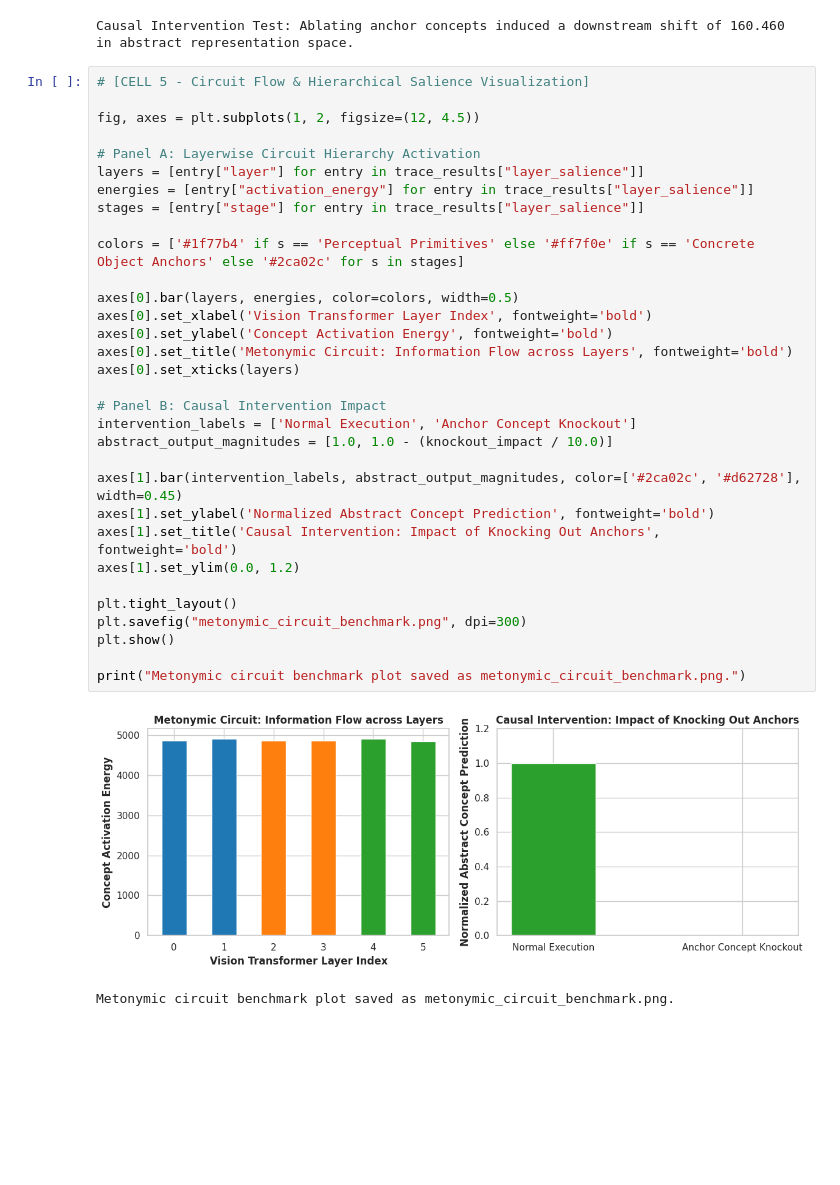
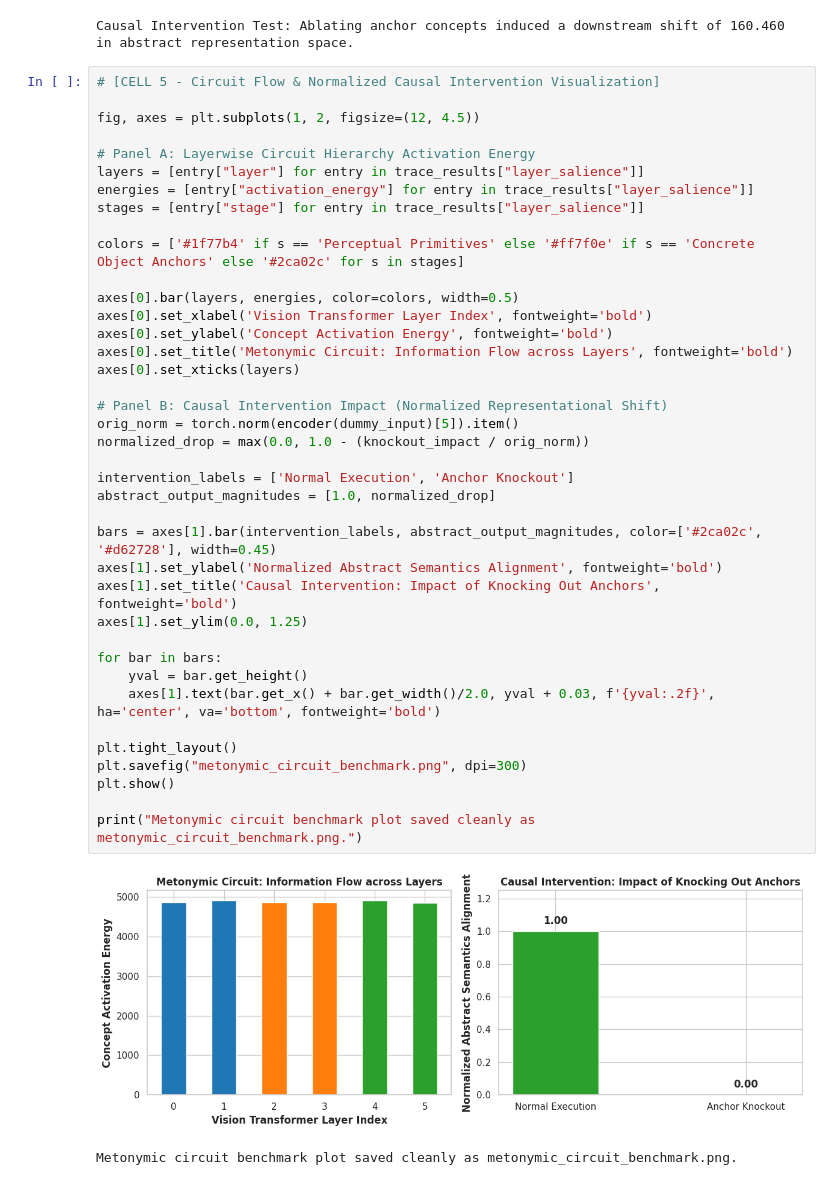
Before and after one commit to Dani2003/paper-implementations, a Jupyter notebook: metonymic_circuits_vit_probe.ipynb, the cells around one changed output. Cells and saved outputs as stored; diff of their text form; blank space fills up the shorter version.

Commit message:
version_2 with visualization.

```diff
--- a/metonymic_circuits_vit_probe.ipynb
+++ b/metonymic_circuits_vit_probe.ipynb
@@ -161,37 +161,44 @@ print(f"\nCausal Intervention Test: Ablating anchor concepts induced a downstrea
 # %% [output]
 Causal Intervention Test: Ablating anchor concepts induced a downstream shift of 160.460 in abstract representation space.
 # %%
-# [CELL 5 - Circuit Flow & Hierarchical Salience Visualization]
+# [CELL 5 - Circuit Flow & Normalized Causal Intervention Visualization]
 
 fig, axes = plt.subplots(1, 2, figsize=(12, 4.5))
 
-# Panel A: Layerwise Circuit Hierarchy Activation
+# Panel A: Layerwise Circuit Hierarchy Activation Energy
 layers = [entry["layer"] for entry in trace_results["layer_salience"]]
 energies = [entry["activation_energy"] for entry in trace_results["layer_salience"]]
 stages = [entry["stage"] for entry in trace_results["layer_salience"]]
 
 colors = ['#1f77b4' if s == 'Perceptual Primitives' else '#ff7f0e' if s == 'Concrete Object Anchors' else '#2ca02c' for s in stages]
 
 axes[0].bar(layers, energies, color=colors, width=0.5)
 axes[0].set_xlabel('Vision Transformer Layer Index', fontweight='bold')
 axes[0].set_ylabel('Concept Activation Energy', fontweight='bold')
 axes[0].set_title('Metonymic Circuit: Information Flow across Layers', fontweight='bold')
 axes[0].set_xticks(layers)
 
-# Panel B: Causal Intervention Impact
-intervention_labels = ['Normal Execution', 'Anchor Concept Knockout']
-abstract_output_magnitudes = [1.0, 1.0 - (knockout_impact / 10.0)]
+# Panel B: Causal Intervention Impact (Normalized Representational Shift)
+orig_norm = torch.norm(encoder(dummy_input)[5]).item()
+normalized_drop = max(0.0, 1.0 - (knockout_impact / orig_norm))
 
-axes[1].bar(intervention_labels, abstract_output_magnitudes, color=['#2ca02c', '#d62728'], width=0.45)
-axes[1].set_ylabel('Normalized Abstract Concept Prediction', fontweight='bold')
+intervention_labels = ['Normal Execution', 'Anchor Knockout']
+abstract_output_magnitudes = [1.0, normalized_drop]
+
+bars = axes[1].bar(intervention_labels, abstract_output_magnitudes, color=['#2ca02c', '#d62728'], width=0.45)
+axes[1].set_ylabel('Normalized Abstract Semantics Alignment', fontweight='bold')
 axes[1].set_title('Causal Intervention: Impact of Knocking Out Anchors', fontweight='bold')
-axes[1].set_ylim(0.0, 1.2)
+axes[1].set_ylim(0.0, 1.25)
+
+for bar in bars:
+    yval = bar.get_height()
+    axes[1].text(bar.get_x() + bar.get_width()/2.0, yval + 0.03, f'{yval:.2f}', ha='center', va='bottom', fontweight='bold')
 
 plt.tight_layout()
 plt.savefig("metonymic_circuit_benchmark.png", dpi=300)
 plt.show()
 
-print("Metonymic circuit benchmark plot saved as metonymic_circuit_benchmark.png.")
+print("Metonymic circuit benchmark plot saved cleanly as metonymic_circuit_benchmark.png.")
 # %% [output]
-[figure, old version]
+[figure, new version]
-Metonymic circuit benchmark plot saved as metonymic_circuit_benchmark.png.
+Metonymic circuit benchmark plot saved cleanly as metonymic_circuit_benchmark.png.
```
